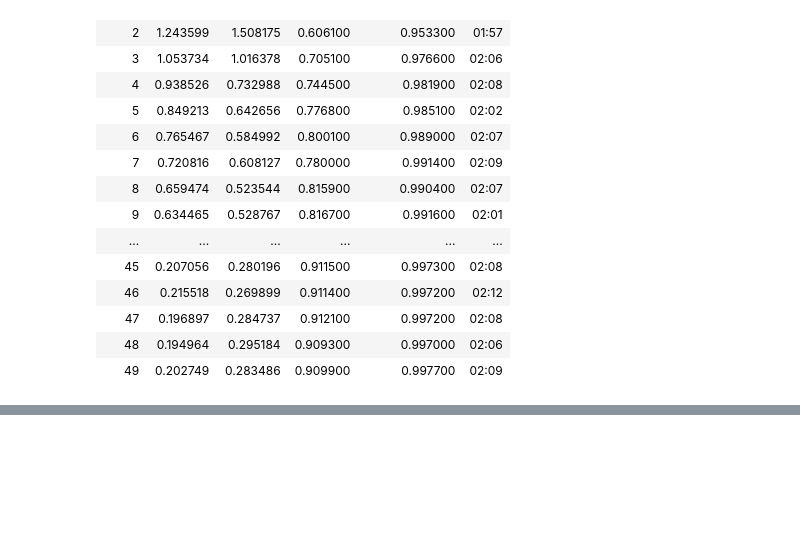
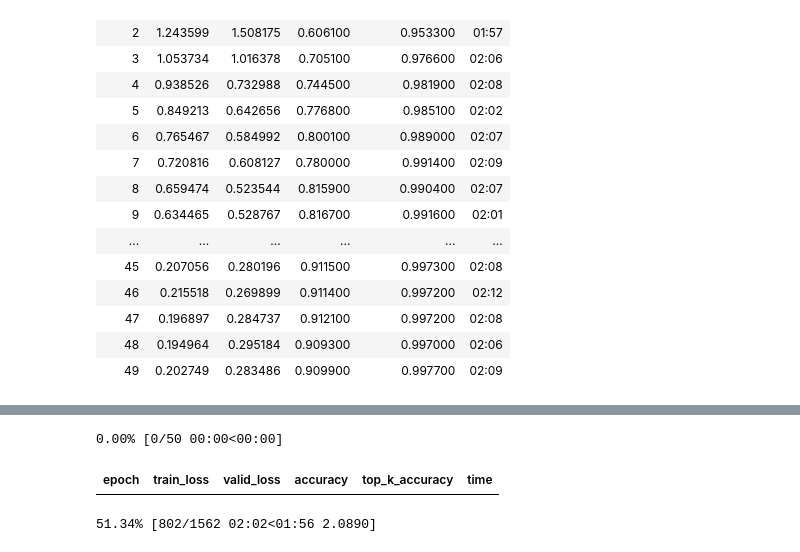
Before and after one commit to Data-drone/cv_experiments, a Jupyter notebook: testing_fastai.ipynb, the cells around one changed output, grey strips where cells are left out. Drawn from its saved outputs; the diff is of its cells as text; code cells hidden in the pictures; blank space fills up the shorter version.

Commit message:
testing out timm models into fastai

```diff
--- a/testing_fastai.ipynb
+++ b/testing_fastai.ipynb
@@ -99,0 +220,2 @@ learn.fit(n_epoch=50)
+# %%
+validate_model_processing, body, head = create_timm_model('efficientnet_b0', 10, concat_pool=False)
@@ -99,0 +240,13 @@ learn.fit(n_epoch=50)
+# %%
+def timm_learner(dls, arch:str, loss_func=None, pretrained=False, cut=None, splitter=None,
+                y_range=None, config=None, n_out=None, normalize=True, **kwargs):
+    "Build a convnet style learner from `dls` and `arch` using the `timm` library"
+    if config is None: config = {}
+    if n_out is None: n_out = get_c(dls)
+    assert n_out, "`n_out` is not defined, and could not be inferred from data, set `dls.c` or pass `n_out`"
+    if y_range is None and 'y_range' in config: y_range = config.pop('y_range')
+    model, body, head = create_timm_model(arch, n_out, default_split, pretrained, y_range=y_range,
+                                          concat_pool=False, **config)
+    learn = Learner(dls, model, loss_func=loss_func, splitter=default_split, **kwargs)
+    if pretrained: learn.freeze()
+    return learn
@@ -99,0 +255,9 @@ learn.fit(n_epoch=50)
+# %%
+dls = ImageDataLoaders.from_folder(cifar10, train='train',
+                                   valid='test', device=1,
+                                   item_tfms=item_tfms2,
+                                  batch_tfms=batch_tfms,
+                                  bs=32)
+# %%
+learn2 = timm_learner(dls, 'efficientnet_b0', pretrained=False,
+                    metrics=[accuracy, top_k_accuracy])
@@ -99,0 +284,6 @@ learn.fit(n_epoch=50)
+# %%
+learn2.fit(n_epoch=50)
+# %% [output]
+0.00% [0/50 00:00<00:00]
+| epoch | train_loss | valid_loss | accuracy | top_k_accuracy | time |
+51.34% [802/1562 02:02<01:56 2.0890]
```
Also changed, not shown: parts of 19 cells of this notebook.
